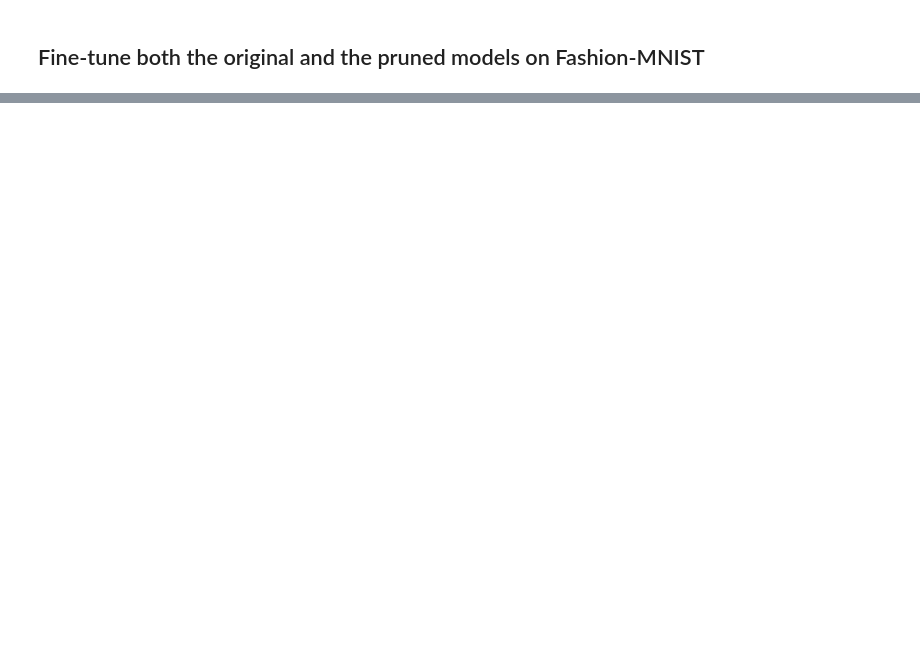
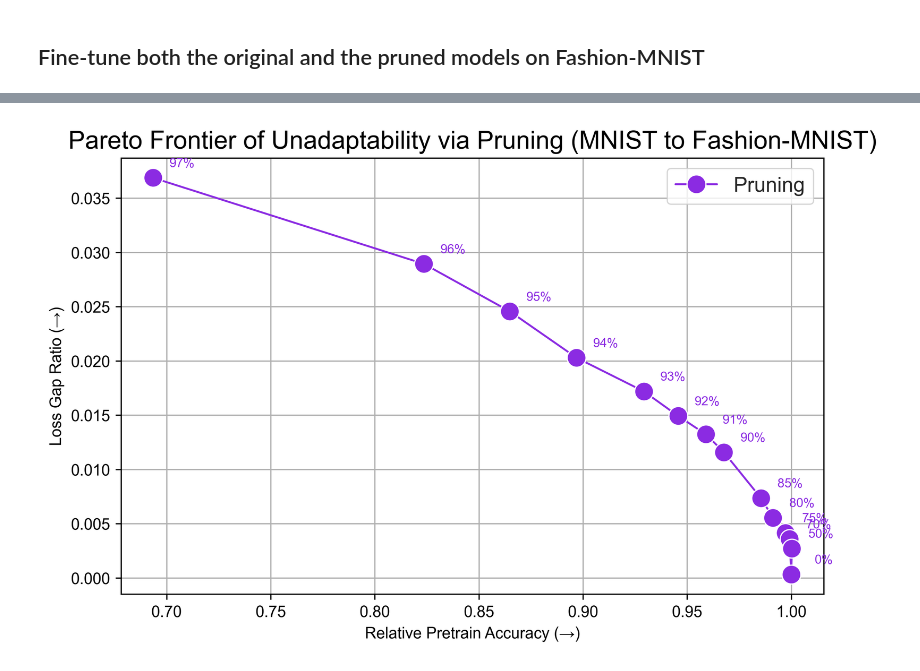
Before and after one commit to mukobi/Unadaptable-Foundation-Models, a Jupyter notebook: toy_models/mnist_pruning.ipynb, the cells around one changed output, grey strips where cells are left out. Cells and saved outputs as stored; diff of their text form; code cells hidden in the pictures; blank space fills up the shorter version.

```diff
--- a/toy_models/mnist_pruning.ipynb
+++ b/toy_models/mnist_pruning.ipynb
@@ -267,0 +367,31 @@ print(f"Loss Gap Ratio: {loss_gap_ratio:.4f}")
+# %%
+def calculate_unadaptability_metrics(unadaptation_method: callable):
+    """Helper to calculate relative pretrain accuracy and loss gap ratio for a given unadaptation method."""
+    # Make the model unadaptable
+    model_pruned_pt = copy.deepcopy(model_base_pt)
+    unadaptation_method(model_pruned_pt)
+
+    # Calculate MNIST relative accuracy to the base mode
+    _, mnist_accuracy_pruned_pt = test(model_pruned_pt, device, mnist_test_loader)
+    mnist_accuracy_relative = mnist_accuracy_pruned_pt / mnist_accuracy_base_pt
+
+    # Train the pruned model on Fashion-MNIST
+    model_pruned_ft = copy.deepcopy(model_pruned_pt)
+    losses_pruned_ft = train(model_pruned_ft, device, fashion_train_loader, num_epochs=ft_epochs)
+
+    # Calculate the loss gap ratio
+    loss_gap_ratio = calculate_loss_gap_ratio(losses_pruned_ft, losses_base_ft)
+
+    # Return the results
+    return mnist_accuracy_relative, loss_gap_ratio
+
+
+unadaptability_results_pruning: tuple[float, float, float] = [] # (prune_ratio, mnist_accuracy_relative, loss_gap_ratio)
+for prune_ratio in [0.0, 0.5, 0.7, 0.75, 0.8, 0.85, 0.9, 0.91, 0.92, 0.93, 0.94, 0.95, 0.96, 0.97]:
+    # Prune a new model from the pretrained model
+    print(f"Pruning {prune_ratio * 100:.0f}% of the model")
+    def unadapt(model):
+        apply_pruning_to_model(model, prune_percentage=prune_ratio)
+    mnist_accuracy_relative, loss_gap_ratio = calculate_unadaptability_metrics(unadapt)
+    print(f"Relative Pretrain Accuracy: {mnist_accuracy_relative:.4f} - Loss Gap Ratio: {loss_gap_ratio * 100:.4f}%\n")
+    unadaptability_results_pruning.append((prune_ratio, mnist_accuracy_relative, loss_gap_ratio))
@@ -267,0 +469,14 @@ print(f"Loss Gap Ratio: {loss_gap_ratio:.4f}")
+# %%
+# Graph the pareto frontier
+chart_utils.initialize_plot_default()
+color = chart_utils.get_color_from_palette(4)
+sns.lineplot(x=[x[1] for x in unadaptability_results_pruning], y=[x[2] for x in unadaptability_results_pruning], color=color, label="Pruning")
+# Add labels
+for prune_ratio, mnist_accuracy_relative, loss_gap_ratio in unadaptability_results_pruning:
+    plt.text(mnist_accuracy_relative + 0.02, loss_gap_ratio + 0.001, f"{prune_ratio * 100:.0f}%", fontsize=8, ha="right", color=color)
+plt.title("Pareto Frontier of Unadaptability via Pruning (MNIST to Fashion-MNIST)")
+plt.xlabel("Relative Pretrain Accuracy (→)")
+plt.ylabel("Loss Gap Ratio (→)")
+plt.show()
+# %% [output]
+[figure, added]
```
Also changed, not shown: parts of 24 cells of this notebook, 3 other files.
